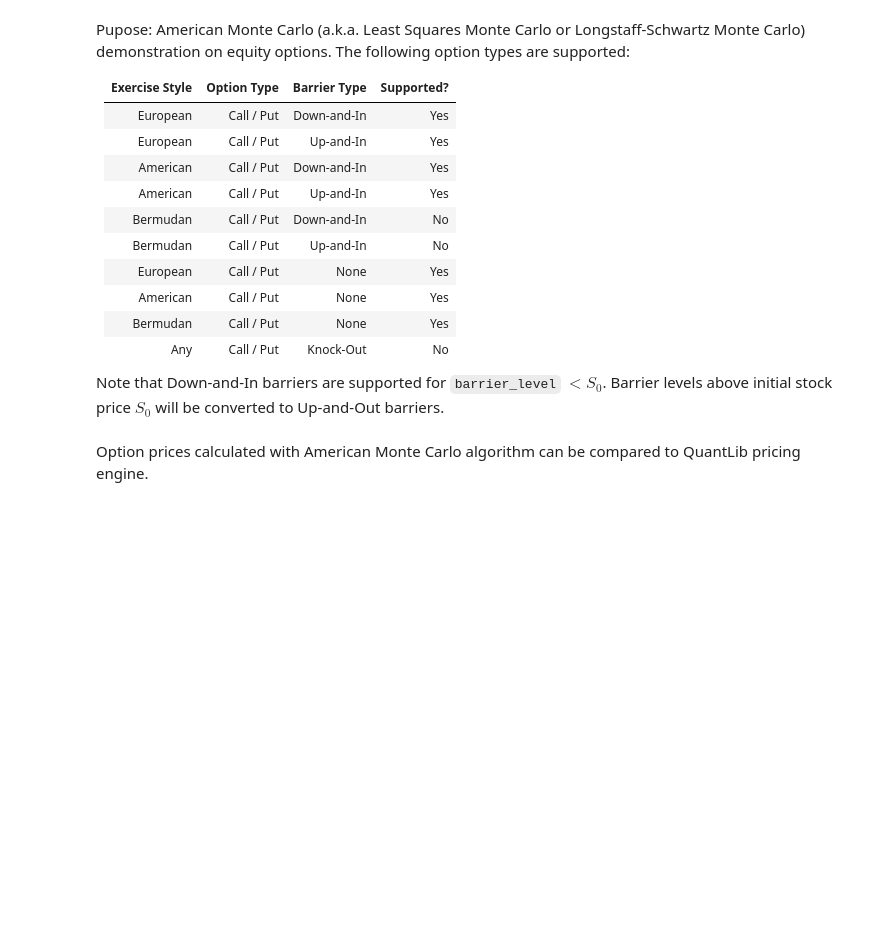
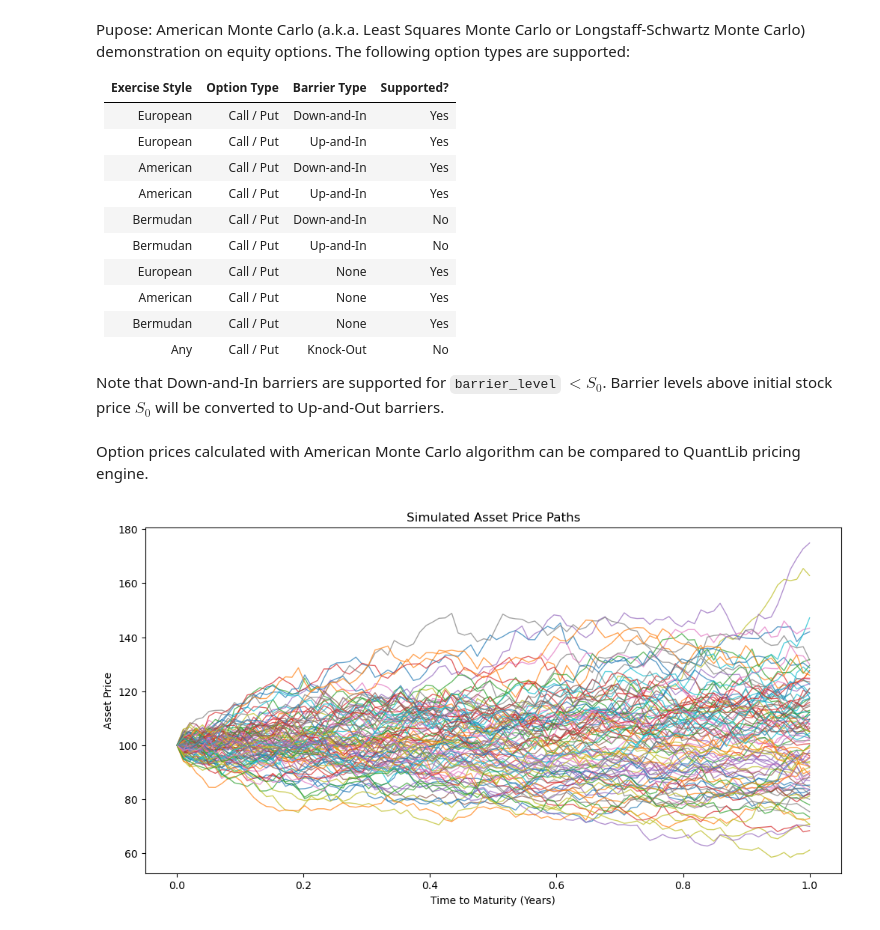
Before and after one commit to heidi123123/american-monte-carlo, a Jupyter notebook: AmericanMonteCarlo.ipynb, the cells around one changed output. Drawn from its saved outputs; the diff is of its cells as text; code cells hidden in the pictures; blank space fills up the shorter version.

Commit message:
added plot for the asset paths

```diff
--- a/AmericanMonteCarlo.ipynb
+++ b/AmericanMonteCarlo.ipynb
@@ -21,0 +288,39 @@ Option prices calculated with American Monte Carlo algorithm can be compared to
+# %%
+# Parameters
+np.random.seed(42)
+S0 = 100  # Initial stock price
+K = 100   # Strike price
+T = 1.0   # Maturity in years
+r = 0.05  # Risk-free rate
+sigma = 0.2  # Volatility of the underlying stock
+n_time_steps = 100  # Number of time steps for grid (simulation resolution)
+n_paths = 1000  # Number of Monte Carlo paths
+dt = T / n_time_steps  # Time step size for simulation
+
+option_type = "Put"
+exercise_type = "American"
+n_exercise_dates = 4  # Number of exercise dates for Bermudan options
+n_plotted_paths = 6
+barrier_level = 0.7 * S0  # Barrier level at 70% of initial stock price
+
+basis_type = "Chebyshev"
+degree = 4
+# %%
+paths = generate_asset_paths(S0, r, sigma, T, n_time_steps, n_paths)
+# %%
+def plot_asset_paths(paths, T, n_time_steps, n_paths_to_plot=100):
+    # Plotting a subset of the generated paths
+    plt.figure(figsize=(12, 6))
+    time_steps = np.linspace(0, T, n_time_steps)  # Generate time steps for the x-axis
+
+    for i in range(n_paths_to_plot):
+        plt.plot(time_steps, paths[i], lw=1, alpha=0.7)
+
+    plt.title("Simulated Asset Price Paths")
+    plt.xlabel("Time to Maturity (Years)")
+    plt.ylabel("Asset Price")
+    plt.show()
+
+plot_asset_paths(paths, T, n_time_steps)
+# %% [output]
+[figure, added]
```
Also changed, not shown: parts of 2 cells of this notebook, 1 other file.
